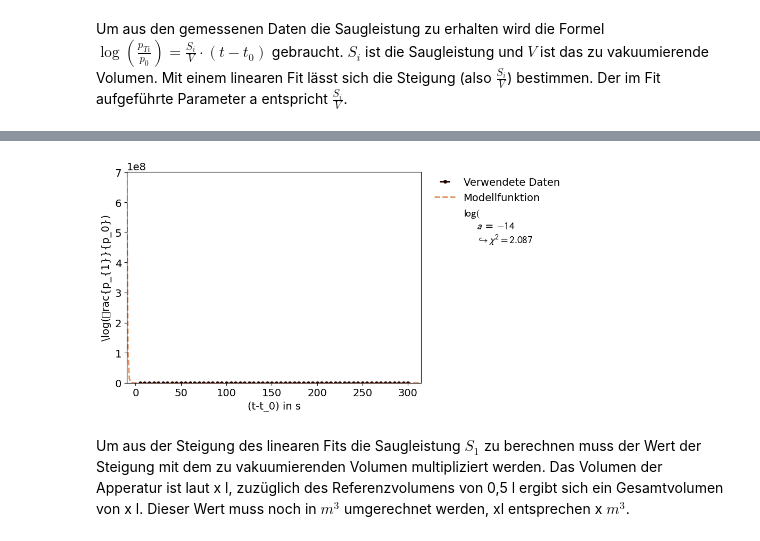
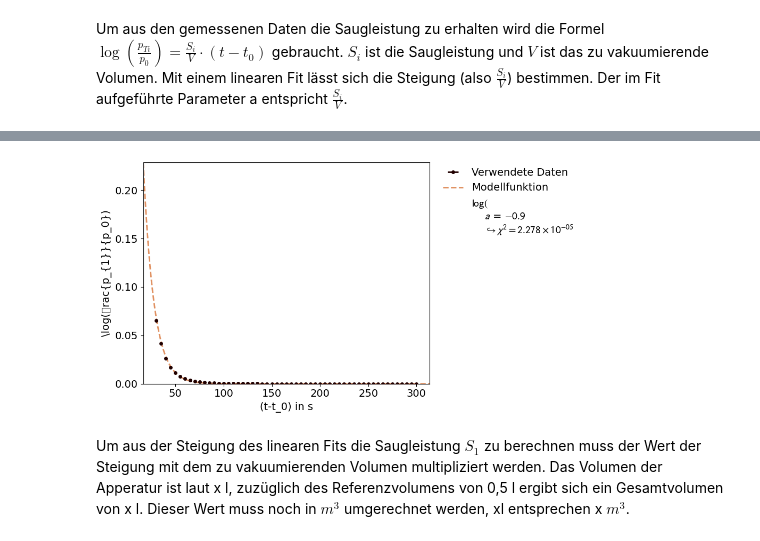
Before and after one commit to thexwon/Praktikum2KlassPhysKIT, a Jupyter notebook: Vakuum/Vakuum.ipynb, the cells around one changed output, grey strips where cells are left out. Saved outputs shown, nothing was run; the diff lists cells and outputs as text; code cells hidden in the pictures.

```diff
--- a/Vakuum/Vakuum.ipynb
+++ b/Vakuum/Vakuum.ipynb
@@ -214,3 +214,10 @@ Um aus den gemessenen Daten die Saugleistung zu erhalten wird die Formel
 $\log(\frac{p_{Ti}}{p_0})=\frac{S_{i}}{V}\cdot (t-t_0) $ gebraucht.
 $S_{i}$ ist die Saugleistung und $V$ ist das zu vakuumierende Volumen.
 Mit einem linearen Fit lässt sich die Steigung (also $\frac {S_{i}}{V}$) bestimmen. Der im Fit aufgeführte Parameter a entspricht $\frac {S_{i}}{V}$.
+# %%
+p0=1
+lnp1 = np.log(T1/p0)
+lnp2 = np.log(T2/p0)
+tn= t
+S_i = np.log(T1/p0)*V/t
+plt.plot(T1,S_i)
@@ -217,34 +227,31 @@ Mit einem linearen Fit lässt sich die Steigung (also $\frac {S_{i}}{V}$) bestim
 # %%
-p0=1000
-lnp1 = np.log(T1/p0)
-lnp2 = np.log(T2/p0)
-tn= t
-V= 10
-xy_data = XYContainer(tn,T1)
-def exp(x,a=-5):
+
+V= 10.01
+xy_data = XYContainer(tn[5:],T1[5:])
+def exp(x,a=0):
     return p0 * np.exp(a/V*x)
 line_fit=Fit(data=xy_data,model_function=exp)
 line_fit.do_fit()
 line_fit.assign_parameter_names(x='t',a='a')
 line_fit.assign_model_function_expression('log')
 line_fit.assign_model_function_expression("{a} * {x}")
 #line_fit.report()
 
 line_fit.assign_parameter_latex_names(x='t-t0', a='a')
 line_fit.assign_model_function_latex_name('\log(\frac{p_{1}}{p_0})')
 line_fit.assign_model_function_latex_expression('{a} \\cdot {x}')
 
 
 line_fit.data_container.label = "Verwendete Daten"
 line_fit.model_label = "Modellfunktion"
 
 line_fit.data_container.axis_labels = ["(t-t_0) in s","\log(\frac{p_{1}}{p_0})"]
 
 plot = Plot(fit_objects= line_fit)
 plot.plot()
 plt.show()
 # %% [output]
-[figure, old version]
+[figure, new version]
 # %% [markdown]
 Um aus der Steigung des linearen Fits die Saugleistung $S_1$ zu berechnen muss der Wert der Steigung mit dem zu vakuumierenden Volumen multipliziert werden. Das Volumen der Apperatur ist laut x l, zuzüglich des Referenzvolumens von 0,5 l ergibt sich ein Gesamtvolumen von x l. Dieser Wert muss noch in $m^3$ umgerechnet werden, xl entsprechen x $m^3$.
 # %%
```
Also changed, not shown: parts of 1 cell of this notebook.
